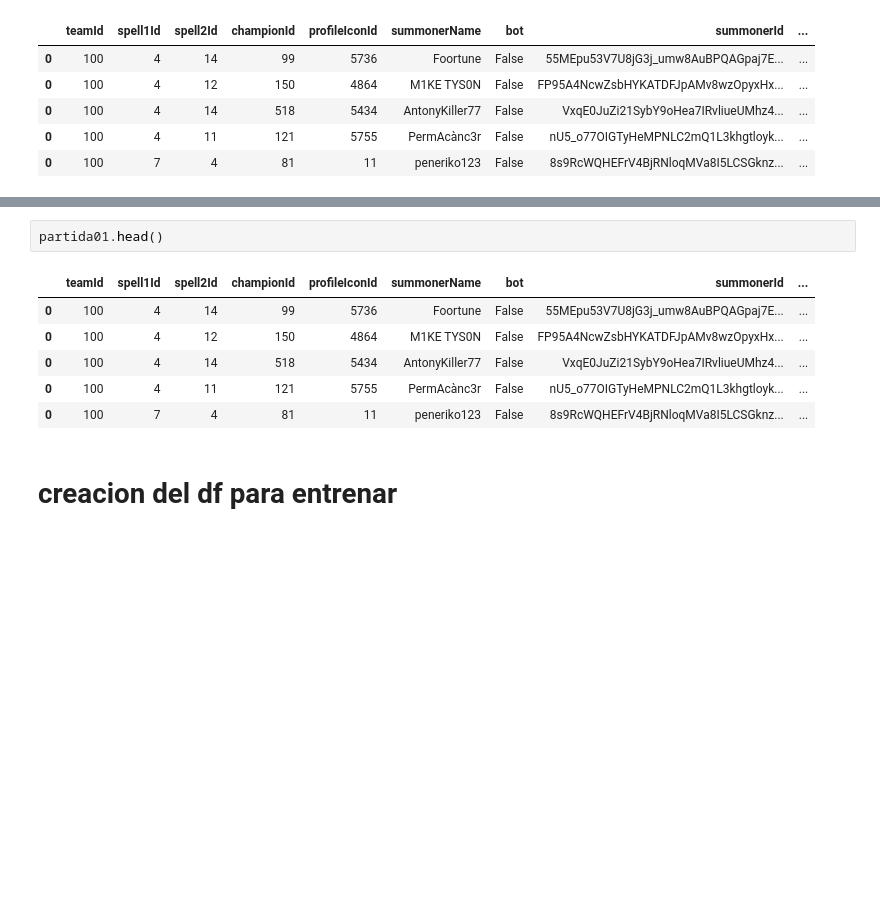
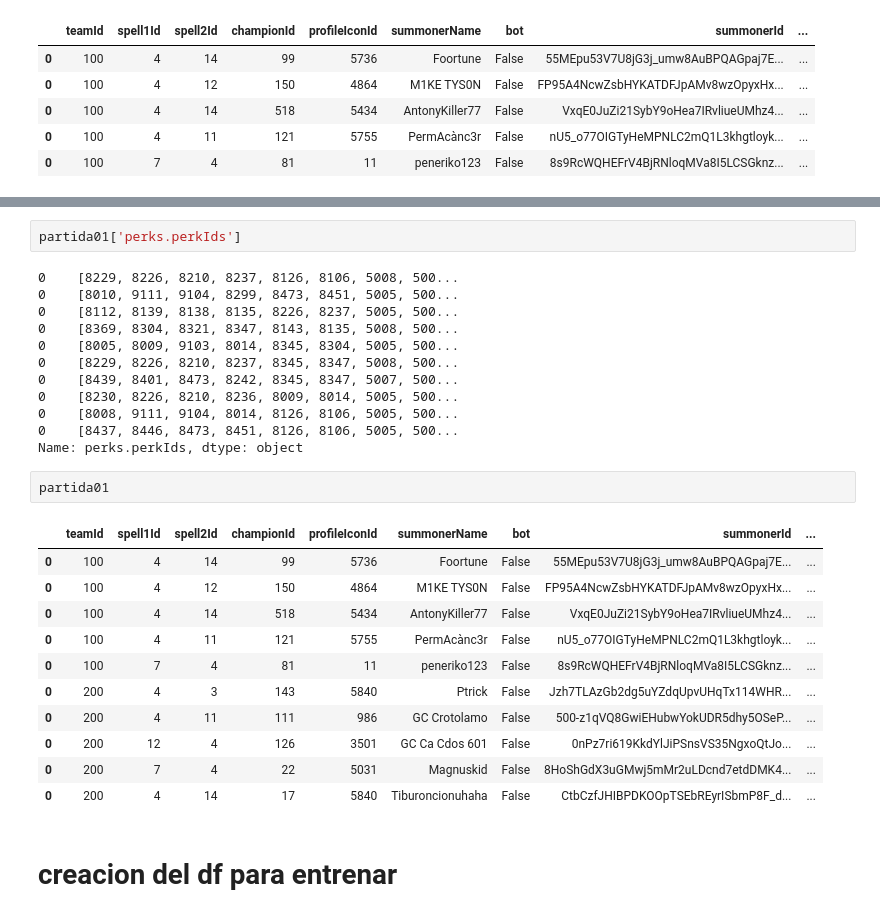
Before and after one commit to HugoCaleroBuratto/LeagueOfLegendMatch, a Jupyter notebook: final.ipynb, the cells around one changed output, grey strips where cells are left out. Drawn from its saved outputs; the diff is of its cells as text; blank space fills up the shorter version.

```diff
--- a/final.ipynb
+++ b/final.ipynb
@@ -428,12 +369,31 @@ Se finalizo el proceso de transformacion para 55MEpu53V7U8jG3j_umw8AuBPQAGpaj7EA
 # %%
-partida01.head()
+partida01['perks.perkIds']
 # %% [output]
-|  | teamId | spell1Id | spell2Id | championId | profileIconId | summonerName | bot | summonerId | ... |
-| 0 | 100 | 4 | 14 | 99 | 5736 | Foortune | False | 55MEpu53V7U8jG3j_umw8AuBPQAGpaj7E... | ... |
-| 0 | 100 | 4 | 12 | 150 | 4864 | M1KE TYS0N | False | FP95A4NcwZsbHYKATDFJpAMv8wzOpyxHx... | ... |
-| 0 | 100 | 4 | 14 | 518 | 5434 | AntonyKiller77 | False | VxqE0JuZi21SybY9oHea7IRvliueUMhz4... | ... |
-| 0 | 100 | 4 | 11 | 121 | 5755 | PermAcànc3r | False | nU5_o77OIGTyHeMPNLC2mQ1L3khgtloyk... | ... |
-| 0 | 100 | 7 | 4 | 81 | 11 | peneriko123 | False | 8s9RcWQHEFrV4BjRNloqMVa8I5LCSGknz... | ... |
+0    [8229, 8226, 8210, 8237, 8126, 8106, 5008, 500...
+0    [8010, 9111, 9104, 8299, 8473, 8451, 5005, 500...
+0    [8112, 8139, 8138, 8135, 8226, 8237, 5005, 500...
+0    [8369, 8304, 8321, 8347, 8143, 8135, 5008, 500...
+0    [8005, 8009, 9103, 8014, 8345, 8304, 5005, 500...
+0    [8229, 8226, 8210, 8237, 8345, 8347, 5008, 500...
+0    [8439, 8401, 8473, 8242, 8345, 8347, 5007, 500...
+0    [8230, 8226, 8210, 8236, 8009, 8014, 5005, 500...
+0    [8008, 9111, 9104, 8014, 8126, 8106, 5005, 500...
+0    [8437, 8446, 8473, 8451, 8126, 8106, 5005, 500...
+Name: perks.perkIds, dtype: object
+# %%
+partida01
+# %% [output]
+|  | teamId | spell1Id | spell2Id | championId | profileIconId | summonerName | bot | summonerId | ... |
+| 0 | 100 | 4 | 14 | 99 | 5736 | Foortune | False | 55MEpu53V7U8jG3j_umw8AuBPQAGpaj7E... | ... |
+| 0 | 100 | 4 | 12 | 150 | 4864 | M1KE TYS0N | False | FP95A4NcwZsbHYKATDFJpAMv8wzOpyxHx... | ... |
+| 0 | 100 | 4 | 14 | 518 | 5434 | AntonyKiller77 | False | VxqE0JuZi21SybY9oHea7IRvliueUMhz4... | ... |
+| 0 | 100 | 4 | 11 | 121 | 5755 | PermAcànc3r | False | nU5_o77OIGTyHeMPNLC2mQ1L3khgtloyk... | ... |
+| 0 | 100 | 7 | 4 | 81 | 11 | peneriko123 | False | 8s9RcWQHEFrV4BjRNloqMVa8I5LCSGknz... | ... |
+| 0 | 200 | 4 | 3 | 143 | 5840 | Ptrick | False | Jzh7TLAzGb2dg5uYZdqUpvUHqTx114WHR... | ... |
+| 0 | 200 | 4 | 11 | 111 | 986 | GC Crotolamo | False | 500-z1qVQ8GwiEHubwYokUDR5dhy5OSeP... | ... |
+| 0 | 200 | 12 | 4 | 126 | 3501 | GC Ca Cdos 601 | False | 0nPz7ri619KkdYlJiPSnsVS35NgxoQtJo... | ... |
+| 0 | 200 | 7 | 4 | 22 | 5031 | Magnuskid | False | 8HoShGdX3uGMwj5mMr2uLDcnd7etdDMK4... | ... |
+| 0 | 200 | 4 | 14 | 17 | 5840 | Tiburoncionuhaha | False | CtbCzfJHIBPDKOOpTSEbREyrISbmP8F_d... | ... |
 # %% [markdown]
 # creacion del df para entrenar
 # %%
```
Also changed, not shown: parts of 11 cells of this notebook, 4 other files.
